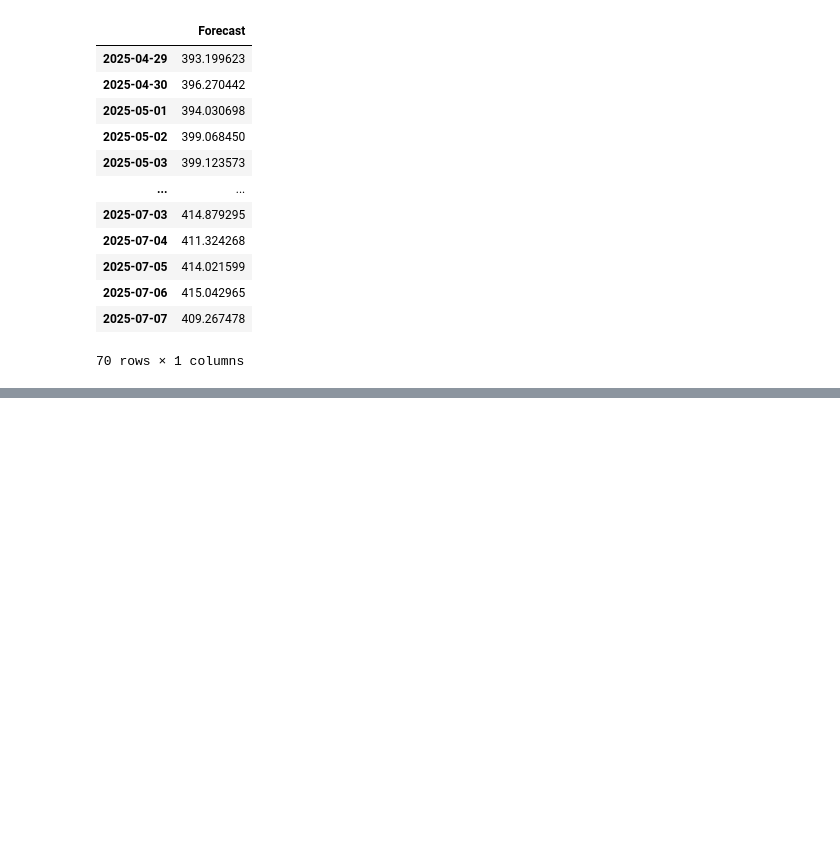
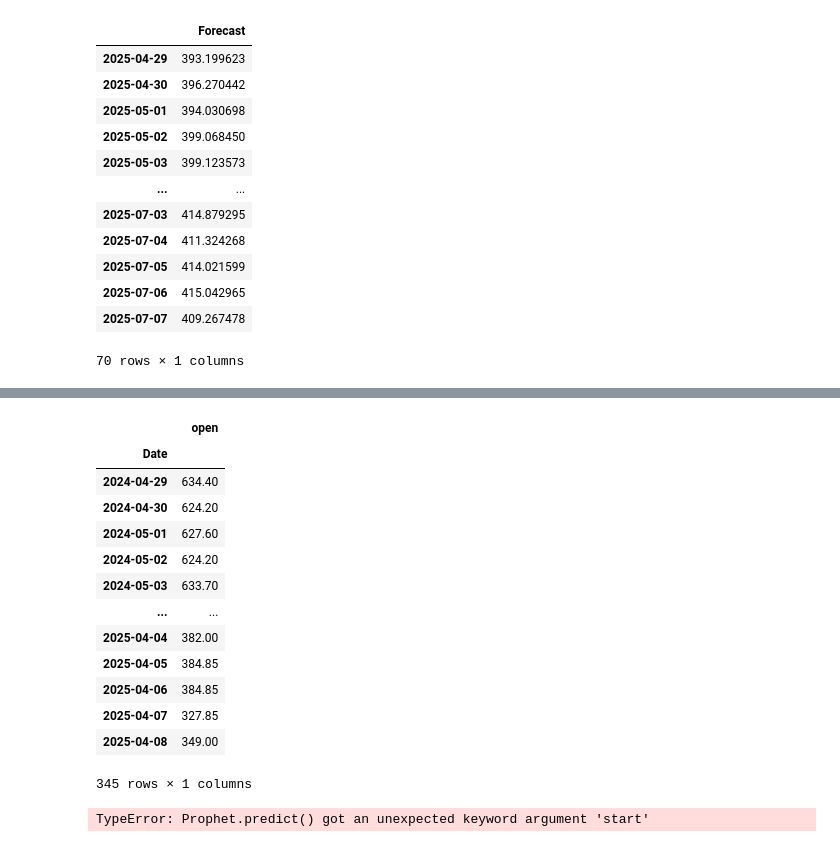
Before and after one commit to ShahidAzadd/Time-Series, a Jupyter notebook: ensemble_models.ipynb, the cells around one changed output, grey strips where cells are left out. Cells and saved outputs as stored; diff of their text form; code cells hidden in the pictures; blank space fills up the shorter version.

```diff
--- a/ensemble_models.ipynb
+++ b/ensemble_models.ipynb
@@ -477,0 +480,3 @@ obj_1.forecast(SARIMAX,data,steps = 70,seasonal_order=(5,1,6,2))
+# %%
+
+obj_1.fit_model(prophet.Prophet,train_df,date_col='Date',target_col='open',changepoint_prior_scale=0.01,seasonality_prior_scale= 0.1,holidays_prior_scale=0.1,n_changepoints=10)
@@ -477,0 +486,21 @@ obj_1.forecast(SARIMAX,data,steps = 70,seasonal_order=(5,1,6,2))
+# %%
+train_df
+# %% [output]
+|  | open |
+| Date |  |
+| 2024-04-29 | 634.40 |
+| 2024-04-30 | 624.20 |
+| 2024-05-01 | 627.60 |
+| 2024-05-02 | 624.20 |
+| 2024-05-03 | 633.70 |
+| ... | ... |
+| 2025-04-04 | 382.00 |
+| 2025-04-05 | 384.85 |
+| 2025-04-06 | 384.85 |
+| 2025-04-07 | 327.85 |
+| 2025-04-08 | 349.00 |
+345 rows × 1 columns
+# %%
+obj_1.predict(train_df, test_df)
+# %% [output]
+TypeError: Prophet.predict() got an unexpected keyword argument 'start'
```
Also changed, not shown: parts of 2 cells of this notebook, 2 other files.
